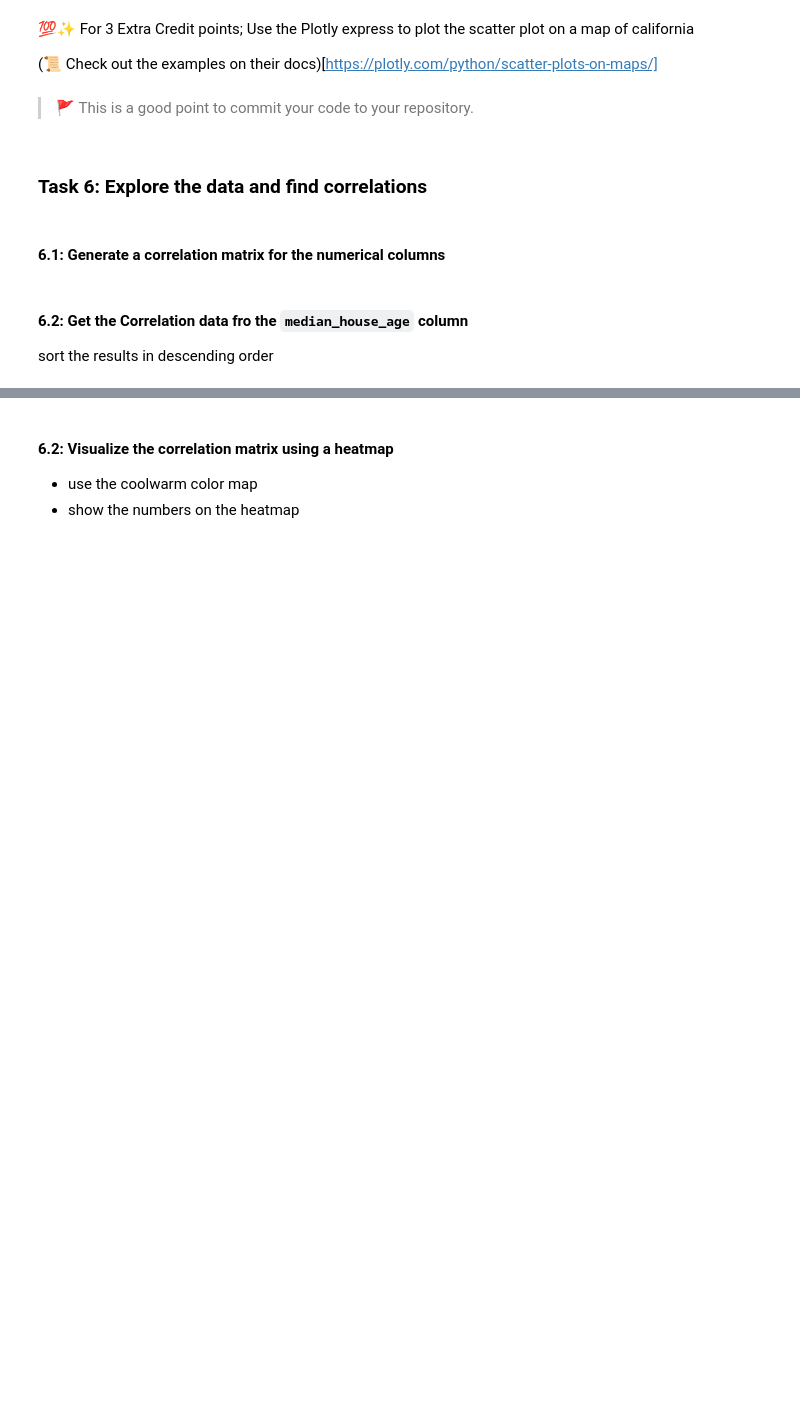
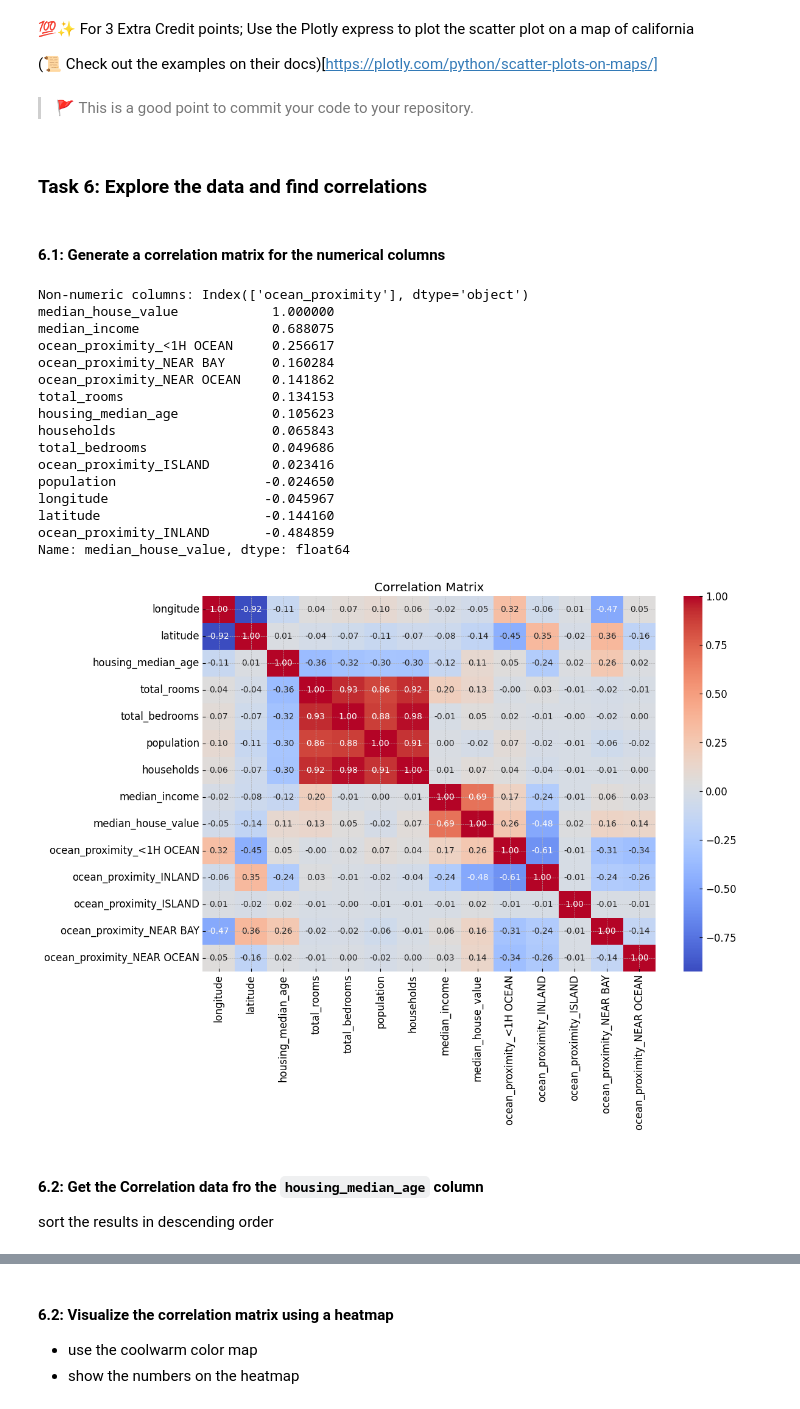
Before and after one commit to IT4063-Spring2025/eda-assignment-mungaiwm, a Jupyter notebook: notebook.ipynb, the cells around one changed output, grey strips where cells are left out. Saved outputs shown, nothing was run; the diff lists cells and outputs as text; code cells hidden in the pictures; blank space fills up the shorter version.

Commit message:
visualization the correlations

```diff
--- a/notebook.ipynb
+++ b/notebook.ipynb
@@ -245,5 +245,42 @@ plt.legend()
+# %%
+# Identify non-numeric columns
+non_numeric_columns = housing.select_dtypes(include=['object']).columns
+print(f"Non-numeric columns: {non_numeric_columns}")
+
+# Encode non-numeric columns using one-hot encoding
+housing_encoded = pd.get_dummies(housing, columns=non_numeric_columns)
+
+# 💻 Get the correlation matrix of the housing data
+corr_matrix = housing_encoded.corr()
+
+# 💻 Get the correlation of the median_house_value with all other features
+print(corr_matrix["median_house_value"].sort_values(ascending=False))
+
+# 💻 Plot the correlation matrix
+plt.figure(figsize=(12, 8))
+sns.heatmap(corr_matrix, annot=True, cmap="coolwarm", fmt=".2f")
+plt.title("Correlation Matrix")
+plt.show()
+# %% [output]
+Non-numeric columns: Index(['ocean_proximity'], dtype='object')
+median_house_value            1.000000
+median_income                 0.688075
+ocean_proximity_<1H OCEAN     0.256617
+ocean_proximity_NEAR BAY      0.160284
+ocean_proximity_NEAR OCEAN    0.141862
+total_rooms                   0.134153
+housing_median_age            0.105623
+households                    0.065843
+total_bedrooms                0.049686
+ocean_proximity_ISLAND        0.023416
+population                   -0.024650
+longitude                    -0.045967
+latitude                     -0.144160
+ocean_proximity_INLAND       -0.484859
+Name: median_house_value, dtype: float64
+[figure, added]
 # %% [markdown]
-#### 6.2: Get the Correlation data fro the `median_house_age` column
+#### 6.2: Get the Correlation data fro the `housing_median_age` column
 sort the results in descending order
 # %%
 # 💻 Get the correlation data for just the median_house_age
```
Also changed, not shown: parts of 11 cells of this notebook.
